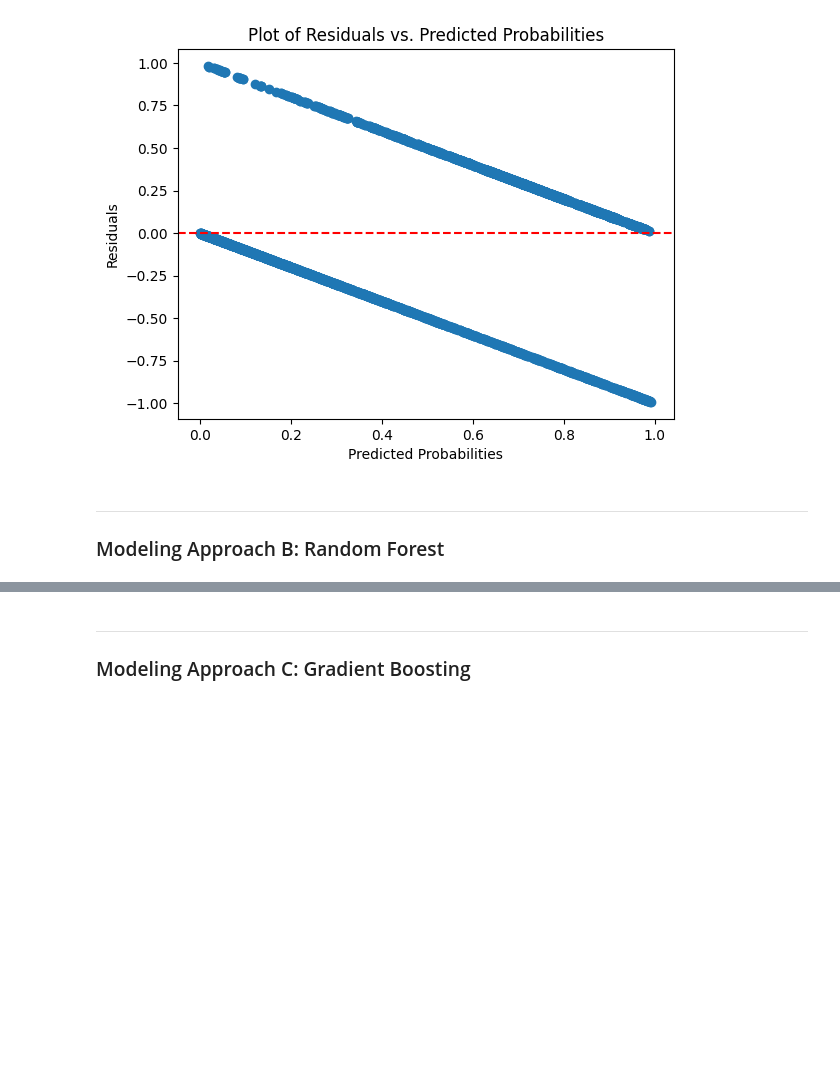
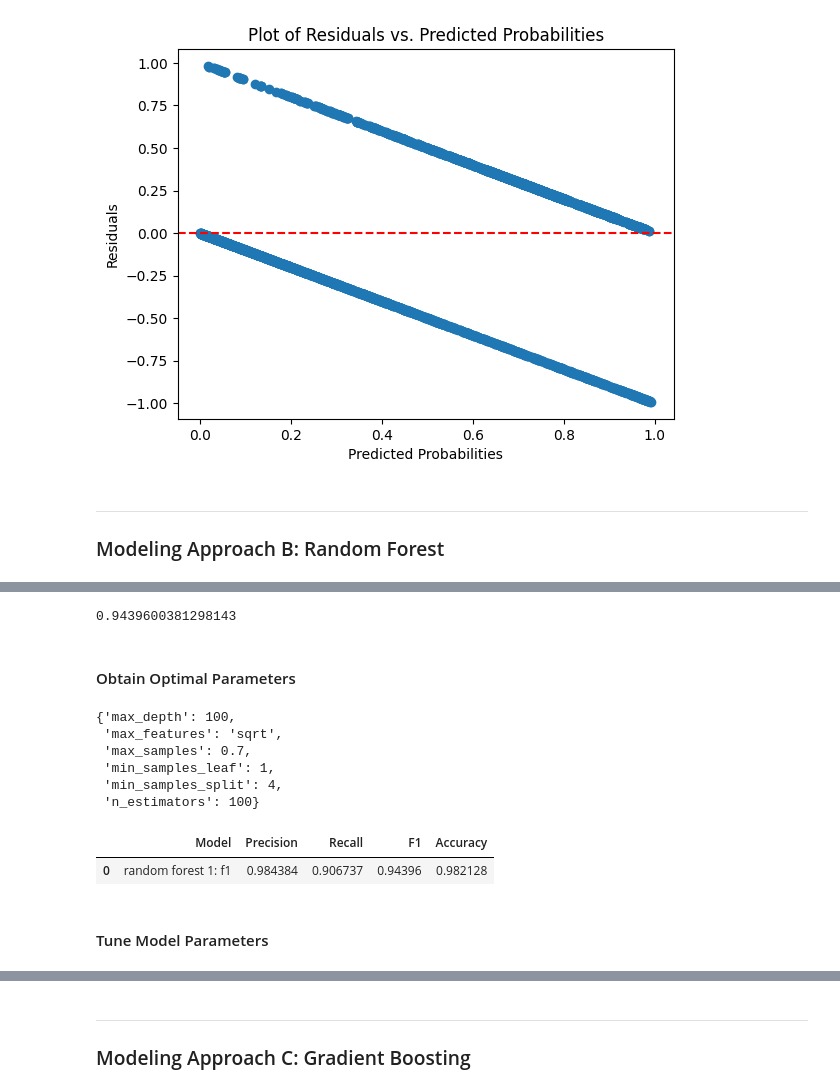
Before and after one commit to CoenMeintjes/predicting_employee_churn_salifort_motors, a Jupyter notebook: project_notebook.ipynb, the cells around one changed output, grey strips where cells are left out. Saved outputs shown, nothing was run; the diff lists cells and outputs as text; code cells hidden in the pictures; blank space fills up the shorter version.

```diff
--- a/project_notebook.ipynb
+++ b/project_notebook.ipynb
@@ -923,0 +1007,19 @@ plt.show()
+# %%
+rf_val = read_pickle(path, 'salifort_rf_val')
+# %%
+# Examine best score
+rf_val.best_score_
+# %% [output]
+0.9439600381298143
+# %% [markdown]
+#### Obtain Optimal Parameters
+# %%
+# Obtain optimal parameters.
+rf_val.best_params_
+# %% [output]
+{'max_depth': 100,
+ 'max_features': 'sqrt',
+ 'max_samples': 0.7,
+ 'min_samples_leaf': 1,
+ 'min_samples_split': 4,
+ 'n_estimators': 100}
@@ -923,0 +1070,9 @@ plt.show()
+# %%
+# Call 'make_results()' on the GridSearch object
+results = make_results('random forest 1: f1', rf_val, 'f1')
+results
+# %% [output]
+|  | Model | Precision | Recall | F1 | Accuracy |
+| 0 | random forest 1: f1 | 0.984384 | 0.906737 | 0.94396 | 0.982128 |
+# %% [markdown]
+#### Tune Model Parameters
```
Also changed, not shown: parts of 28 cells of this notebook.
